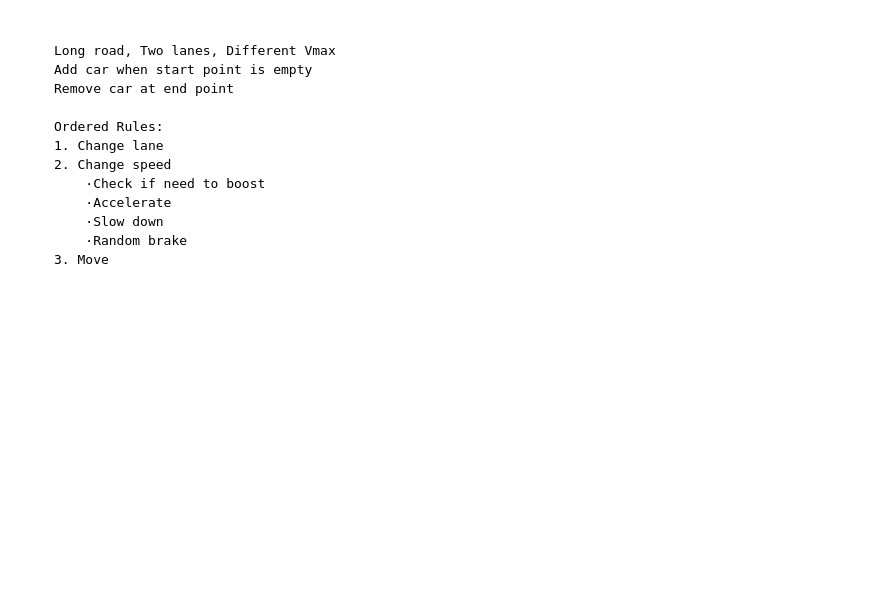
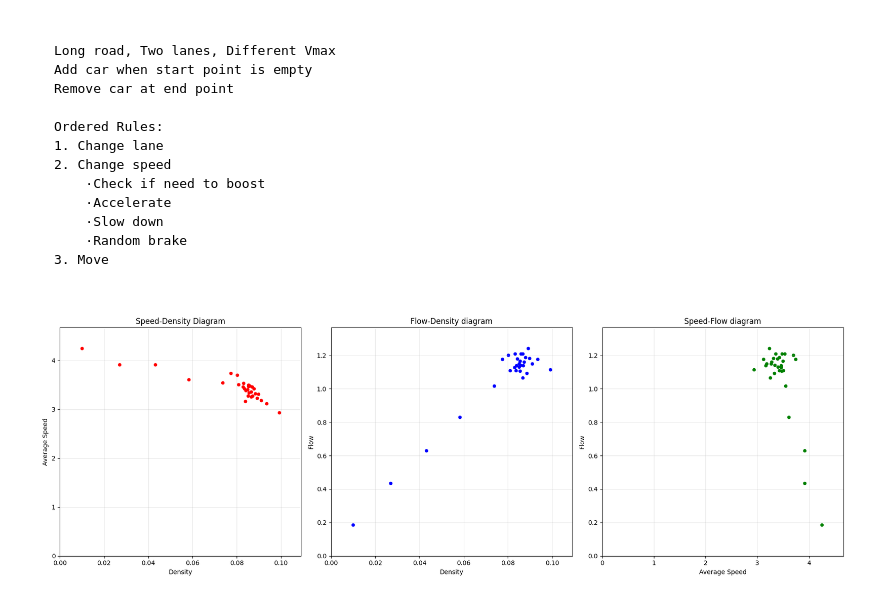
Before and after one commit to summer-dimples/summer, a Jupyter notebook: Long_Model.ipynb, the cells around one changed output. Cells and saved outputs as stored; diff of their text form; code cells hidden in the pictures; blank space fills up the shorter version.

```diff
--- a/Long_Model.ipynb
+++ b/Long_Model.ipynb
@@ -411,15 +411,15 @@ def simulate_traffic_with_density_control(length, t0, steps, target_density,
 
 
 # plot three fundamental diagram
-def plot_fundamental_diagrams(length=500, t0=200, steps=500, interval_size=1):
-    density_range = np.linspace(0.01, 0.5, 30)
+def plot_fundamental_diagrams(length=1000, t0=200, steps=500, interval_size=10):
+    density_range = np.linspace(0.01, 0.09, 20)
 
     flows_data = []
     velocities_data = []
     densities_data = []
 
     for target_density in tqdm(density_range, desc="Simulating"):
-        flows, densities, velocities = simulate_traffic_with_density_control(
+        flows, densities, velocities,_ = simulate_traffic_with_density_control(
                 length=length,
                 t0=t0,
                 steps=steps,
@@ -433,38 +433,40 @@ def plot_fundamental_diagrams(length=500, t0=200, steps=500, interval_size=1):
         velocities_data.append(np.mean(velocities))
         densities_data.append(np.mean(densities))
 
-    fig, axs = plt.subplots(1, 3, figsize=(18, 6))
+    fig, axs = plt.subplots(1, 3, figsize=(24, 8))
 
     # Speed-Density diagram
     axs[0].scatter(densities_data, velocities_data, alpha=1, s=20, color='red')
     axs[0].set_xlabel('Density')
     axs[0].set_ylabel('Average Speed')
     axs[0].set_title('Speed-Density Diagram')
     axs[0].grid(True, alpha=0.3)
     axs[0].set_xlim(0, max(densities_data) * 1.1)
     axs[0].set_ylim(0, max(velocities_data) * 1.1)
 
     # Flow-Density diagram
     axs[1].scatter(densities_data, flows_data, alpha=1, s=20, color='blue')
     axs[1].set_xlabel('Density')
     axs[1].set_ylabel('Flow')
     axs[1].set_title('Flow-Density diagram')
     axs[1].grid(True, alpha=0.3)
     axs[1].set_xlim(0, max(densities_data) * 1.1)
     axs[1].set_ylim(0, max(flows_data) * 1.1)
 
     #  Speed-Flow diagram
     axs[2].scatter(velocities_data, flows_data, alpha=1, s=20, color='green')
     axs[2].set_xlabel('Average Speed')
     axs[2].set_ylabel('Flow')
     axs[2].set_title('Speed-Flow diagram')
     axs[2].grid(True, alpha=0.3)
     axs[2].set_xlim(0, max(velocities_data) * 1.1)
     axs[2].set_ylim(0, max(flows_data) * 1.1)
 
     plt.tight_layout()
     plt.show()
-#plot_fundamental_diagrams(length=500, t0=200, steps=500, interval_size=10)
+plot_fundamental_diagrams(length=500, t0=200, steps=500, interval_size=10)
+# %% [output]
+[figure, added]
 # %%
 # run sensitivity analysis for different parameters
 #np.random.seed(2532)
```
Also changed, not shown: parts of 1 cell of this notebook, 5 other files.
